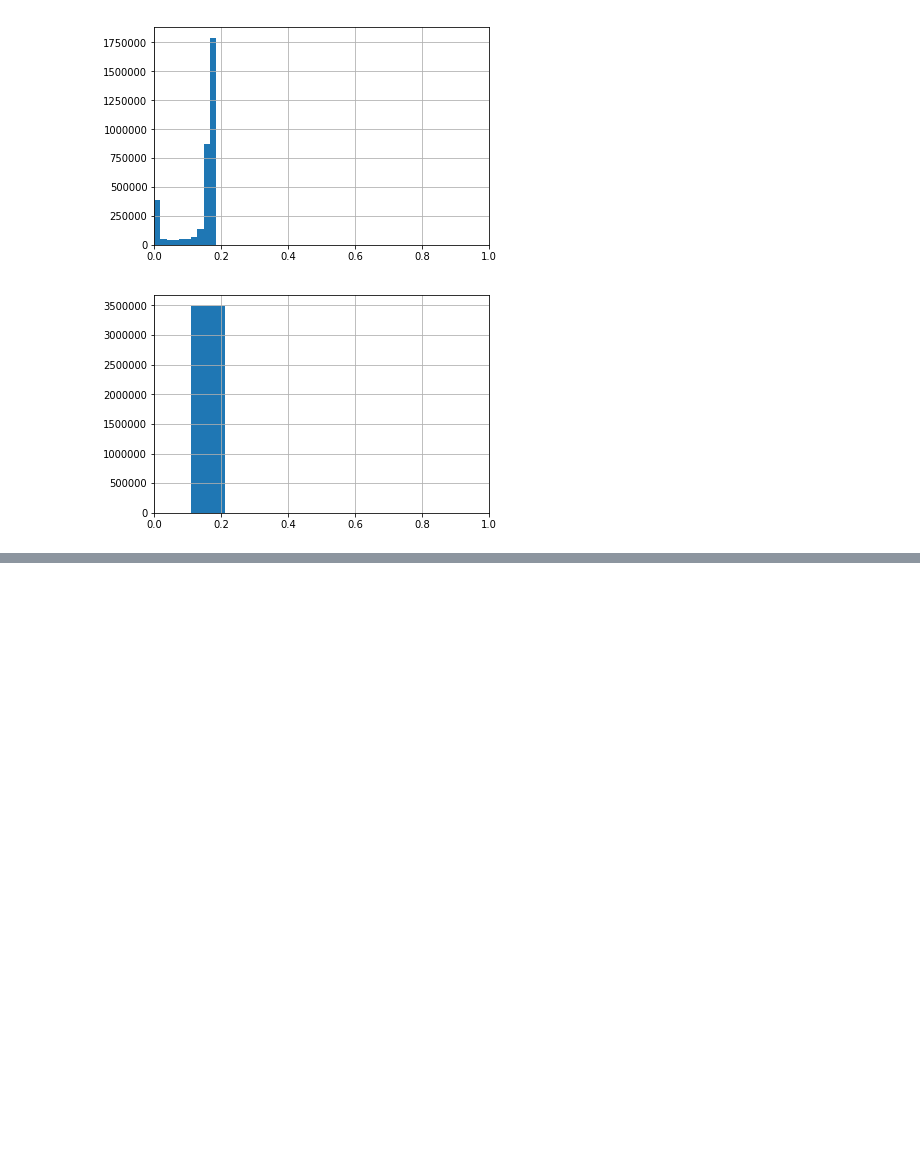
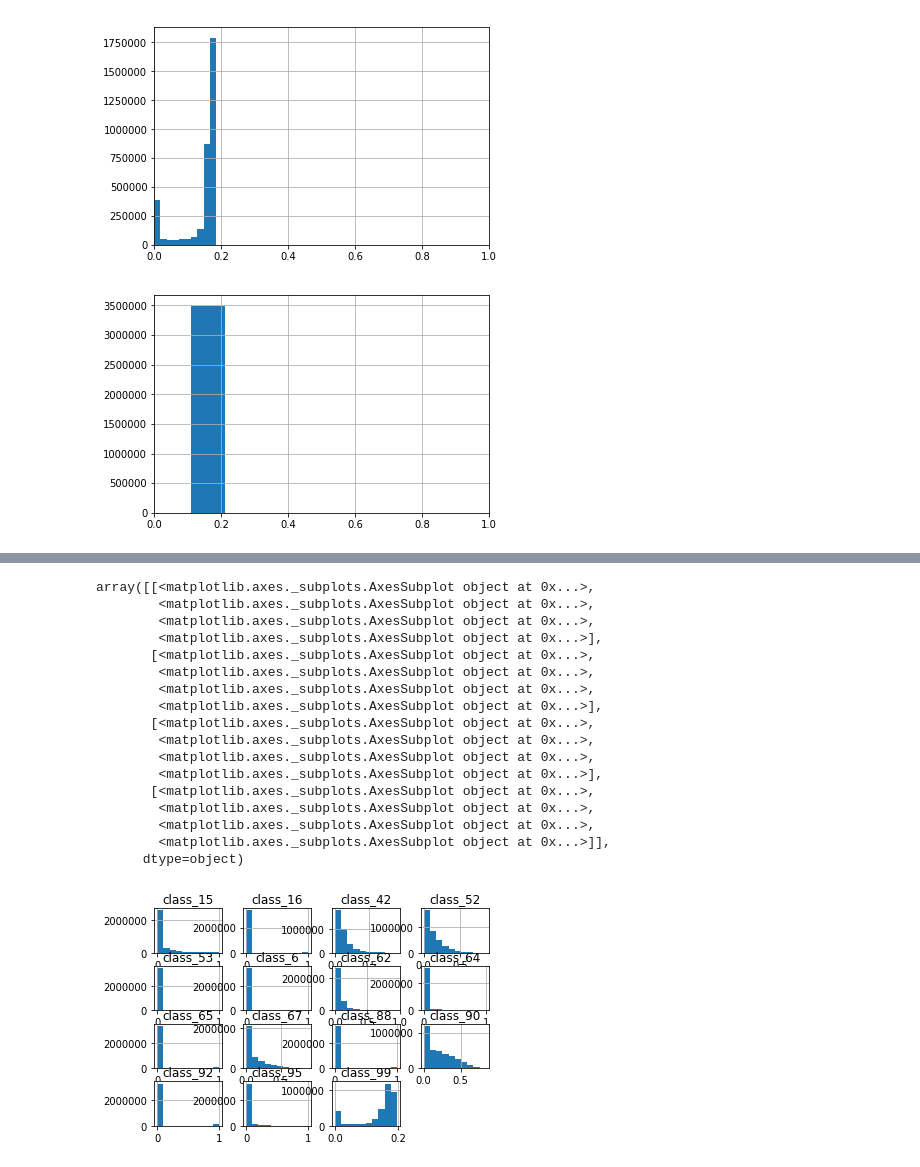
Before and after one commit to guchio3/kaggle-plasticc, a Jupyter notebook: notebook/construct_nn.ipynb, the cells around one changed output, grey strips where cells are left out. Drawn from its saved outputs; the diff is of its cells as text; code cells hidden in the pictures; blank space fills up the shorter version.

```diff
--- a/notebook/construct_nn.ipynb
+++ b/notebook/construct_nn.ipynb
@@ -918,0 +1159,22 @@ False
+# %%
+# val の段階ではいい感じに分布してる
+pd.DataFrame(res_df).hist()
+# %% [output]
+array([[<matplotlib.axes._subplots.AxesSubplot object at 0x...>,
+        <matplotlib.axes._subplots.AxesSubplot object at 0x...>,
+        <matplotlib.axes._subplots.AxesSubplot object at 0x...>,
+        <matplotlib.axes._subplots.AxesSubplot object at 0x...>],
+       [<matplotlib.axes._subplots.AxesSubplot object at 0x...>,
+        <matplotlib.axes._subplots.AxesSubplot object at 0x...>,
+        <matplotlib.axes._subplots.AxesSubplot object at 0x...>,
+        <matplotlib.axes._subplots.AxesSubplot object at 0x...>],
+       [<matplotlib.axes._subplots.AxesSubplot object at 0x...>,
+        <matplotlib.axes._subplots.AxesSubplot object at 0x...>,
+        <matplotlib.axes._subplots.AxesSubplot object at 0x...>,
+        <matplotlib.axes._subplots.AxesSubplot object at 0x...>],
+       [<matplotlib.axes._subplots.AxesSubplot object at 0x...>,
+        <matplotlib.axes._subplots.AxesSubplot object at 0x...>,
+        <matplotlib.axes._subplots.AxesSubplot object at 0x...>,
+        <matplotlib.axes._subplots.AxesSubplot object at 0x...>]],
+      dtype=object)
+[figure, added]
```
Also changed, not shown: parts of 98 cells of this notebook, 6 other files.
